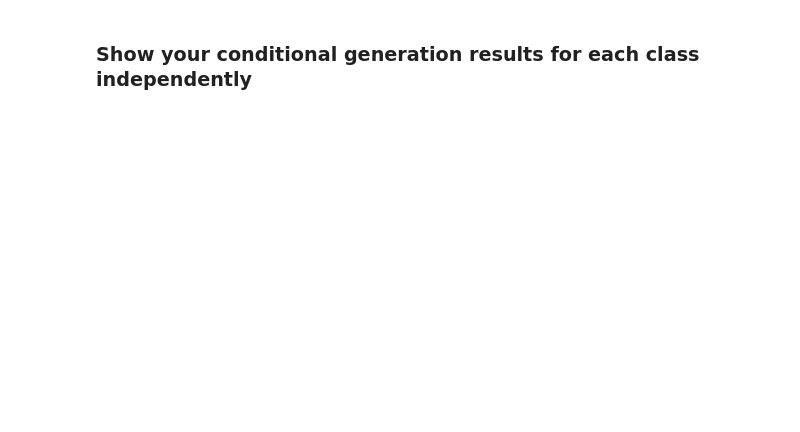
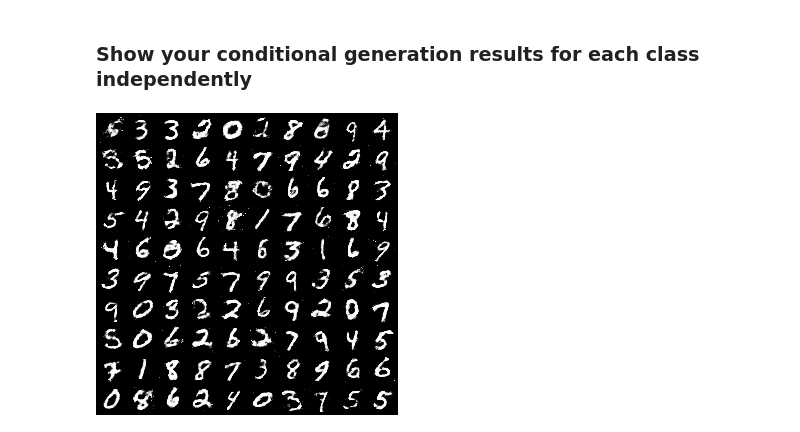
Before and after one commit to yokomeow/gans, a Jupyter notebook: 2_mnist_cgan.ipynb, the cells around one changed output. Cells and saved outputs as stored; diff of their text form; code cells hidden in the pictures; blank space fills up the shorter version.

```diff
--- a/2_mnist_cgan.ipynb
+++ b/2_mnist_cgan.ipynb
@@ -54,12 +55,13 @@ LR = 0.0002
 num_epochs = 300
 latent_size = 64  # input random input vector latent
 image_size = 784  # 28*28 flatten
-device = "cuda" if torch.cuda.is_available() else "cpu"
+device = "cuda:0" if torch.cuda.is_available() else "cpu"
+print(device)
 number_class = 10
 
-if device == "cuda":
+if device == "cuda:0":
     !nvidia-smi
 
-sample_dir = "./images"
+sample_dir = "./images_cgan"
 if not os.path.exists(sample_dir):
     os.makedirs(sample_dir)
@@ -258,2 +393,7 @@ for epoch in range(num_epochs):
 # %% [markdown]
 ### Show your conditional generation results for each class independently
+# %%
+from PIL import Image
+Image.open(os.path.join(sample_dir, "fake_images-0300.png"))
+# %% [output]
+[figure, added]
```
Also changed, not shown: parts of 21 cells of this notebook, 1 other file.
